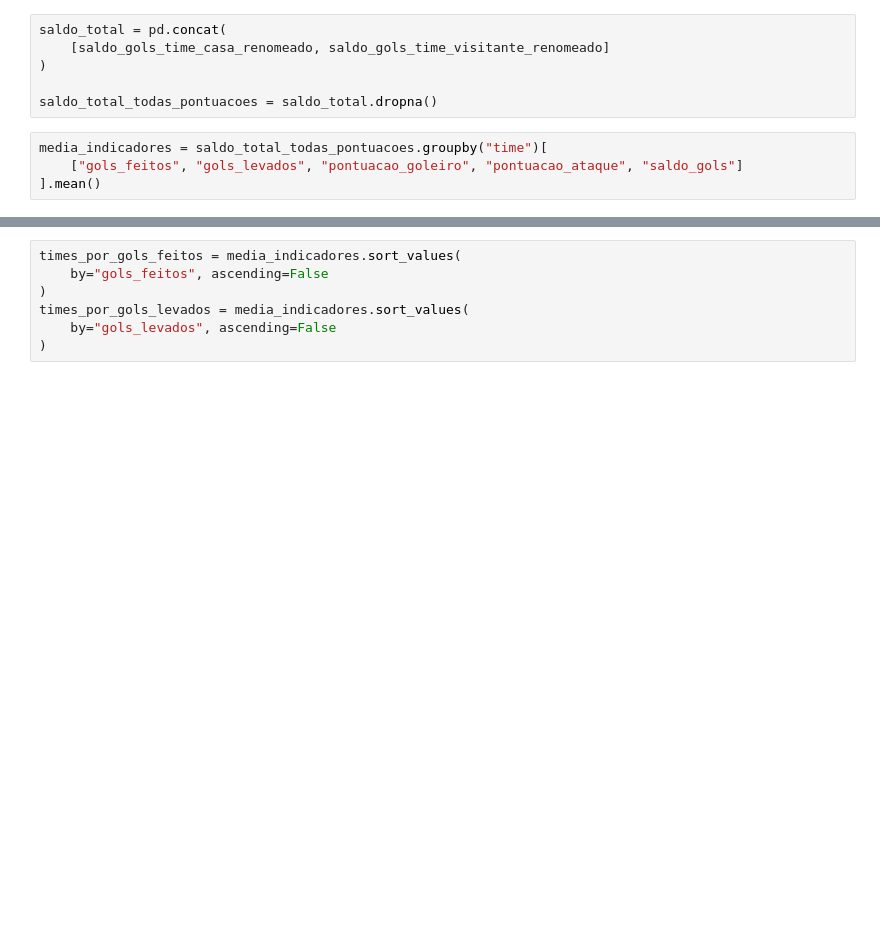
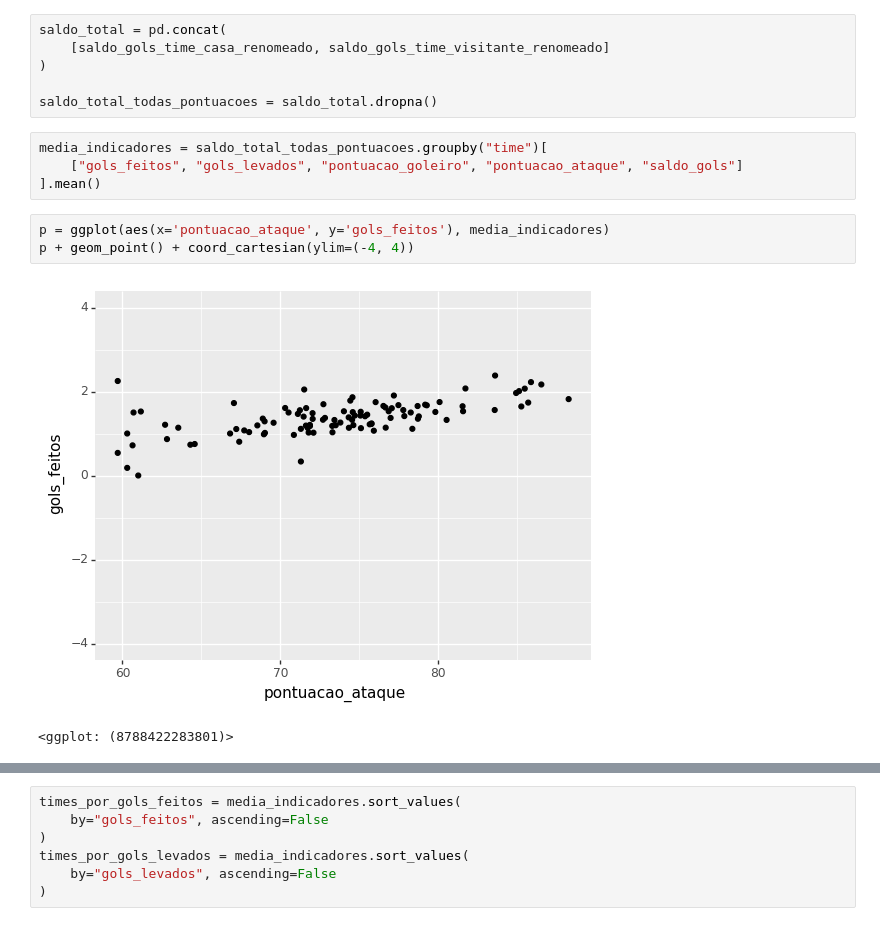
Before and after one commit to FelipeFLopes/fifa_matches_analysis, a Jupyter notebook: analise.ipynb, the cells around one changed output, grey strips where cells are left out. Saved outputs shown, nothing was run; the diff lists cells and outputs as text; blank space fills up the shorter version.

Commit message:
feat: Plot goals taken and made by goalkeeper and offense score

```diff
--- a/analise.ipynb
+++ b/analise.ipynb
@@ -404,3 +405,9 @@ saldo_total_todas_pontuacoes = saldo_total.dropna()
 media_indicadores = saldo_total_todas_pontuacoes.groupby("time")[
     ["gols_feitos", "gols_levados", "pontuacao_goleiro", "pontuacao_ataque", "saldo_gols"]
 ].mean()
+# %%
+p = ggplot(aes(x='pontuacao_ataque', y='gols_feitos'), media_indicadores)
+p + geom_point() + coord_cartesian(ylim=(-4, 4))
+# %% [output]
+[figure, added]
+<ggplot: (8788422283801)>
```
Also changed, not shown: parts of 17 cells of this notebook.
